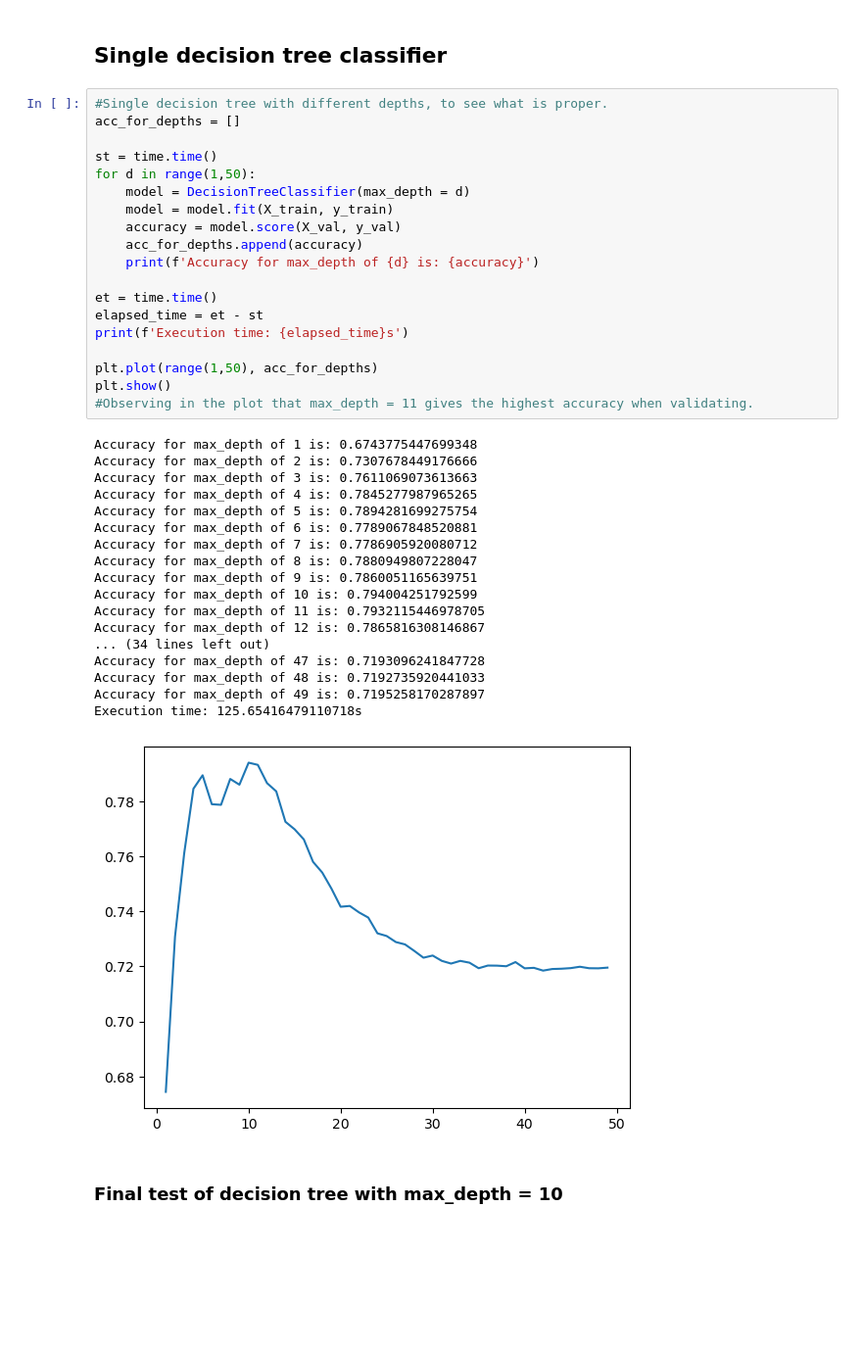
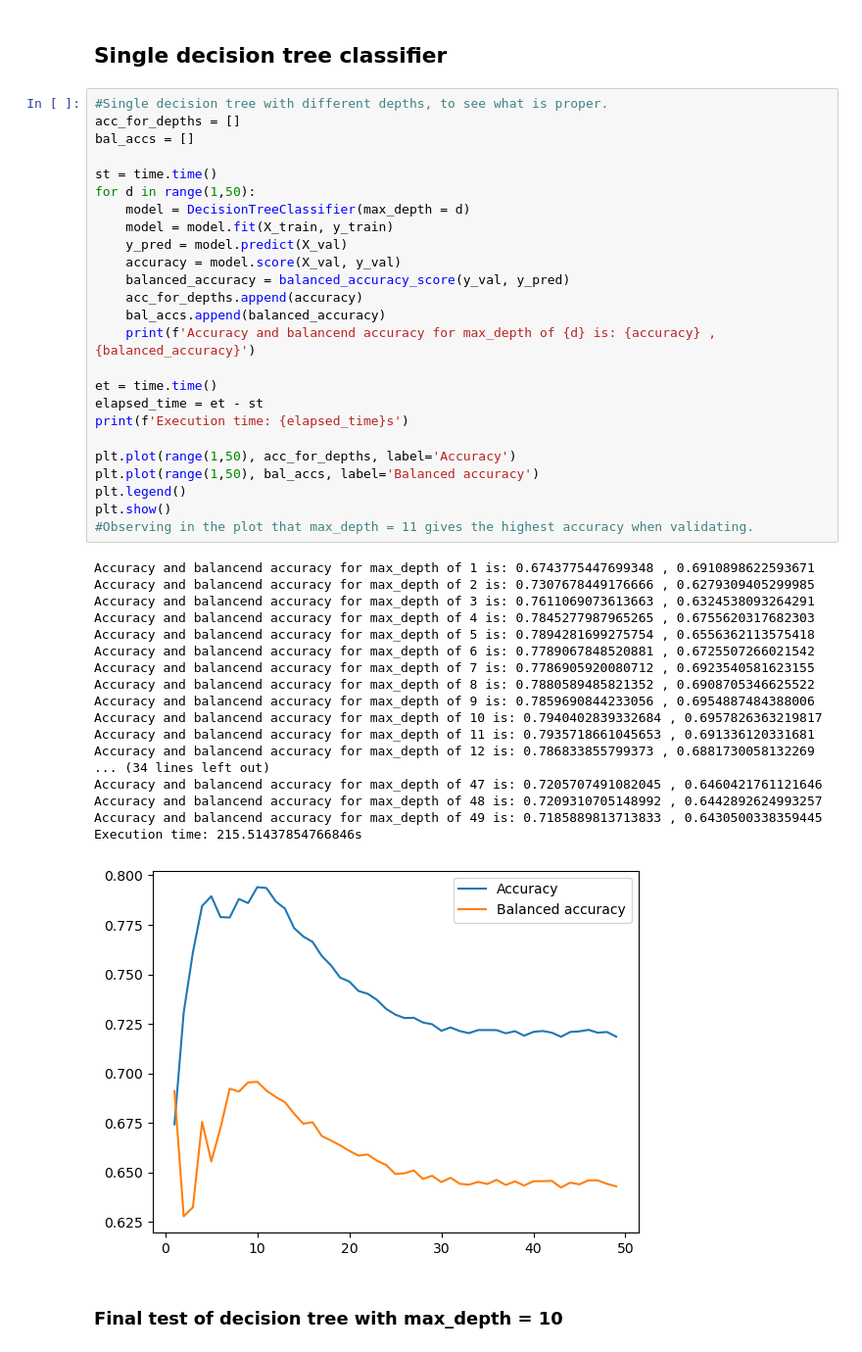
Before and after one commit to fredrikSveen/MALIS_project, a Jupyter notebook: ML_stuff.ipynb, the cells around one changed output. Shown: that part at 98% size. Cells and saved outputs as stored; diff of their text form; blank space fills up the shorter version.

```diff
--- a/ML_stuff.ipynb
+++ b/ML_stuff.ipynb
@@ -92,41 +92,47 @@ Name: group, dtype: int64
 # %%
 #Single decision tree with different depths, to see what is proper.
 acc_for_depths = []
+bal_accs = []
 
 st = time.time()
 for d in range(1,50):
     model = DecisionTreeClassifier(max_depth = d)
     model = model.fit(X_train, y_train)
+    y_pred = model.predict(X_val)
     accuracy = model.score(X_val, y_val)
+    balanced_accuracy = balanced_accuracy_score(y_val, y_pred)
     acc_for_depths.append(accuracy)
-    print(f'Accuracy for max_depth of {d} is: {accuracy}')
+    bal_accs.append(balanced_accuracy)
+    print(f'Accuracy and balancend accuracy for max_depth of {d} is: {accuracy} , {balanced_accuracy}')
 
 et = time.time()
 elapsed_time = et - st
 print(f'Execution time: {elapsed_time}s')
 
-plt.plot(range(1,50), acc_for_depths)
+plt.plot(range(1,50), acc_for_depths, label='Accuracy')
+plt.plot(range(1,50), bal_accs, label='Balanced accuracy')
+plt.legend()
 plt.show()
 #Observing in the plot that max_depth = 11 gives the highest accuracy when validating.
 # %% [output]
-Accuracy for max_depth of 1 is: 0.6743775447699348
-Accuracy for max_depth of 2 is: 0.7307678449176666
-Accuracy for max_depth of 3 is: 0.7611069073613663
-Accuracy for max_depth of 4 is: 0.7845277987965265
-Accuracy for max_depth of 5 is: 0.7894281699275754
-Accuracy for max_depth of 6 is: 0.7789067848520881
-Accuracy for max_depth of 7 is: 0.7786905920080712
-Accuracy for max_depth of 8 is: 0.7880949807228047
-Accuracy for max_depth of 9 is: 0.7860051165639751
-Accuracy for max_depth of 10 is: 0.794004251792599
-Accuracy for max_depth of 11 is: 0.7932115446978705
-Accuracy for max_depth of 12 is: 0.7865816308146867
+Accuracy and balancend accuracy for max_depth of 1 is: 0.6743775447699348 , 0.6910898622593671
+Accuracy and balancend accuracy for max_depth of 2 is: 0.7307678449176666 , 0.6279309405299985
+Accuracy and balancend accuracy for max_depth of 3 is: 0.7611069073613663 , 0.6324538093264291
+Accuracy and balancend accuracy for max_depth of 4 is: 0.7845277987965265 , 0.6755620317682303
+Accuracy and balancend accuracy for max_depth of 5 is: 0.7894281699275754 , 0.6556362113575418
+Accuracy and balancend accuracy for max_depth of 6 is: 0.7789067848520881 , 0.6725507266021542
+Accuracy and balancend accuracy for max_depth of 7 is: 0.7786905920080712 , 0.6923540581623155
+Accuracy and balancend accuracy for max_depth of 8 is: 0.7880589485821352 , 0.6908705346625522
+Accuracy and balancend accuracy for max_depth of 9 is: 0.7859690844233056 , 0.6954887484388006
+Accuracy and balancend accuracy for max_depth of 10 is: 0.7940402839332684 , 0.6957826363219817
+Accuracy and balancend accuracy for max_depth of 11 is: 0.7935718661045653 , 0.691336120331681
+Accuracy and balancend accuracy for max_depth of 12 is: 0.786833855799373 , 0.6881730058132269
 ... (34 lines left out)
-Accuracy for max_depth of 47 is: 0.7193096241847728
-Accuracy for max_depth of 48 is: 0.7192735920441033
-Accuracy for max_depth of 49 is: 0.7195258170287897
-Execution time: 125.65416479110718s
+Accuracy and balancend accuracy for max_depth of 47 is: 0.7205707491082045 , 0.6460421761121646
+Accuracy and balancend accuracy for max_depth of 48 is: 0.7209310705148992 , 0.6442892624993257
+Accuracy and balancend accuracy for max_depth of 49 is: 0.7185889813713833 , 0.6430500338359445
+Execution time: 215.51437854766846s
-[figure, old version]
+[figure, new version]
 # %% [markdown]
 ### Final test of decision tree with max_depth = 10
 # %%
```
Also changed, not shown: parts of 5 cells of this notebook, 1 other file.
